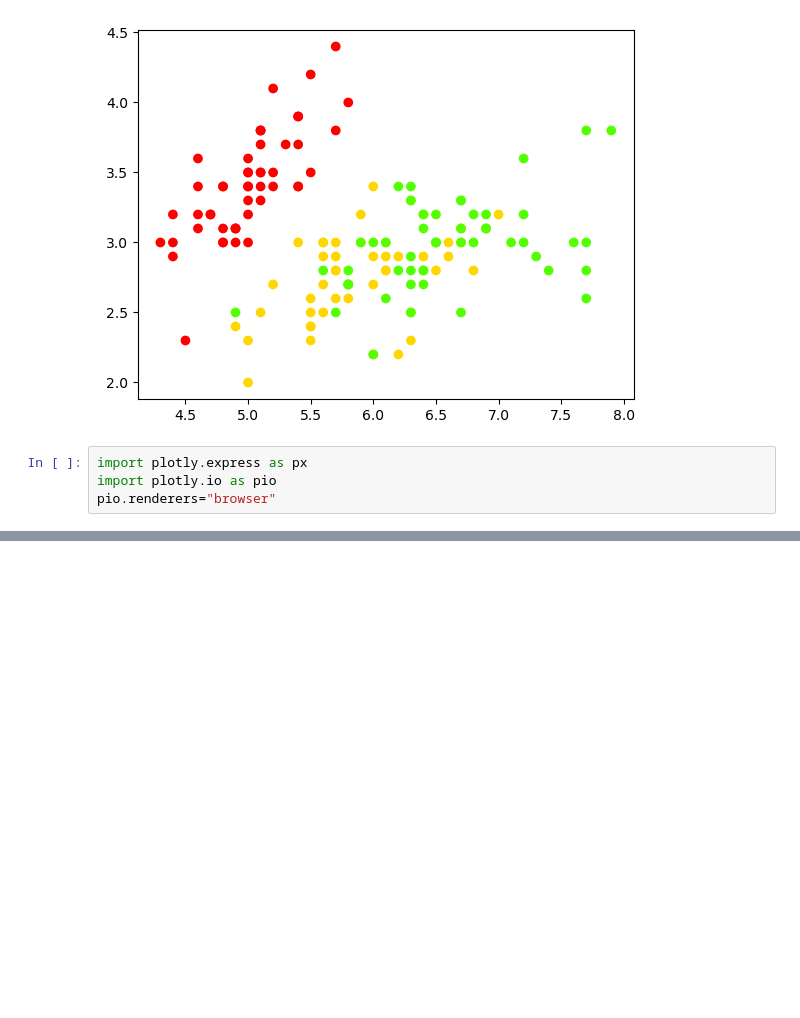
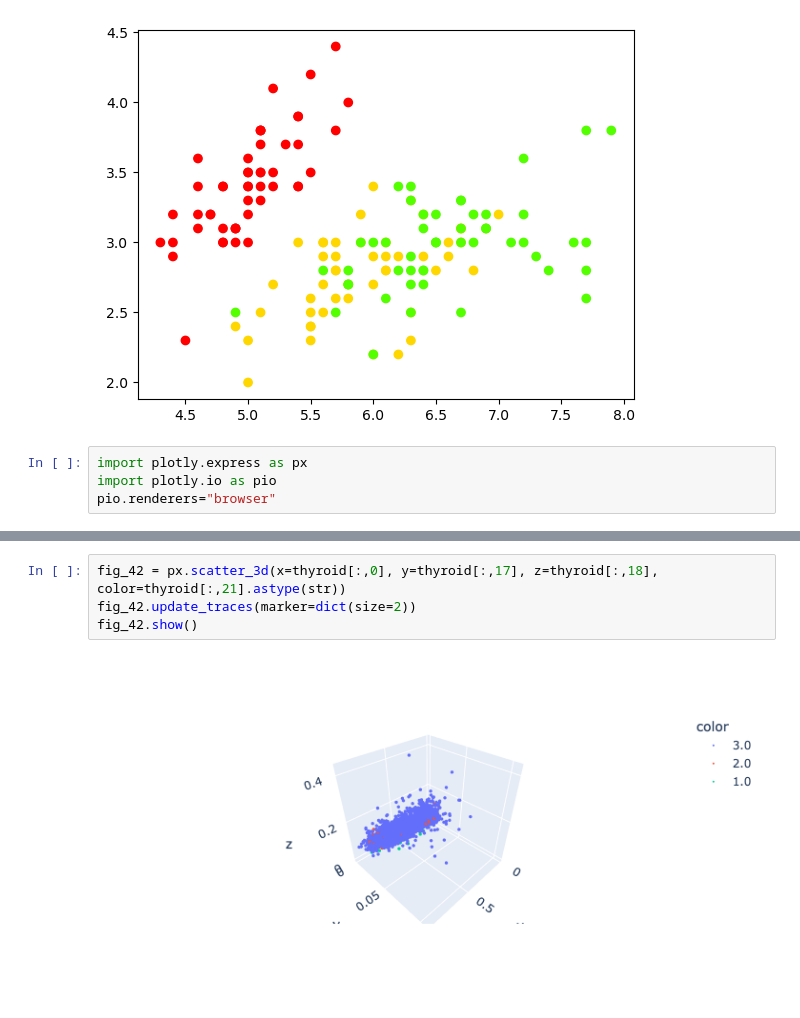
Before and after one commit to maxikuehn/NNW, a Jupyter notebook: NNW_1.2.ipynb, the cells around one changed output, grey strips where cells are left out. Drawn from its saved outputs; the diff is of its cells as text; blank space fills up the shorter version.

```diff
--- a/NNW_1.2.ipynb
+++ b/NNW_1.2.ipynb
@@ -56,0 +78,6 @@ fig2.show()
+# %%
+fig_42 = px.scatter_3d(x=thyroid[:,0], y=thyroid[:,17], z=thyroid[:,18], color=thyroid[:,21].astype(str))
+fig_42.update_traces(marker=dict(size=2))
+fig_42.show()
+# %% [output]
+[figure, added]
```
Also changed, not shown: parts of 15 cells of this notebook, 5 other files.
